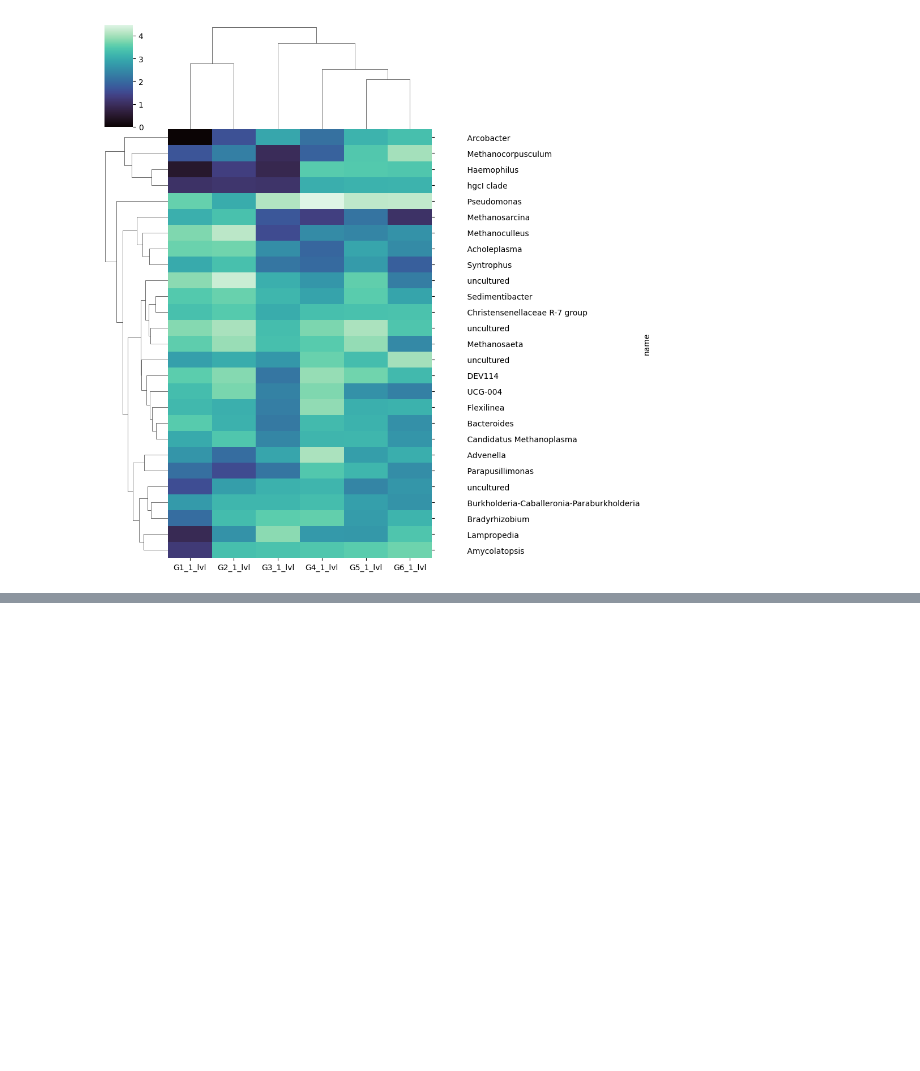
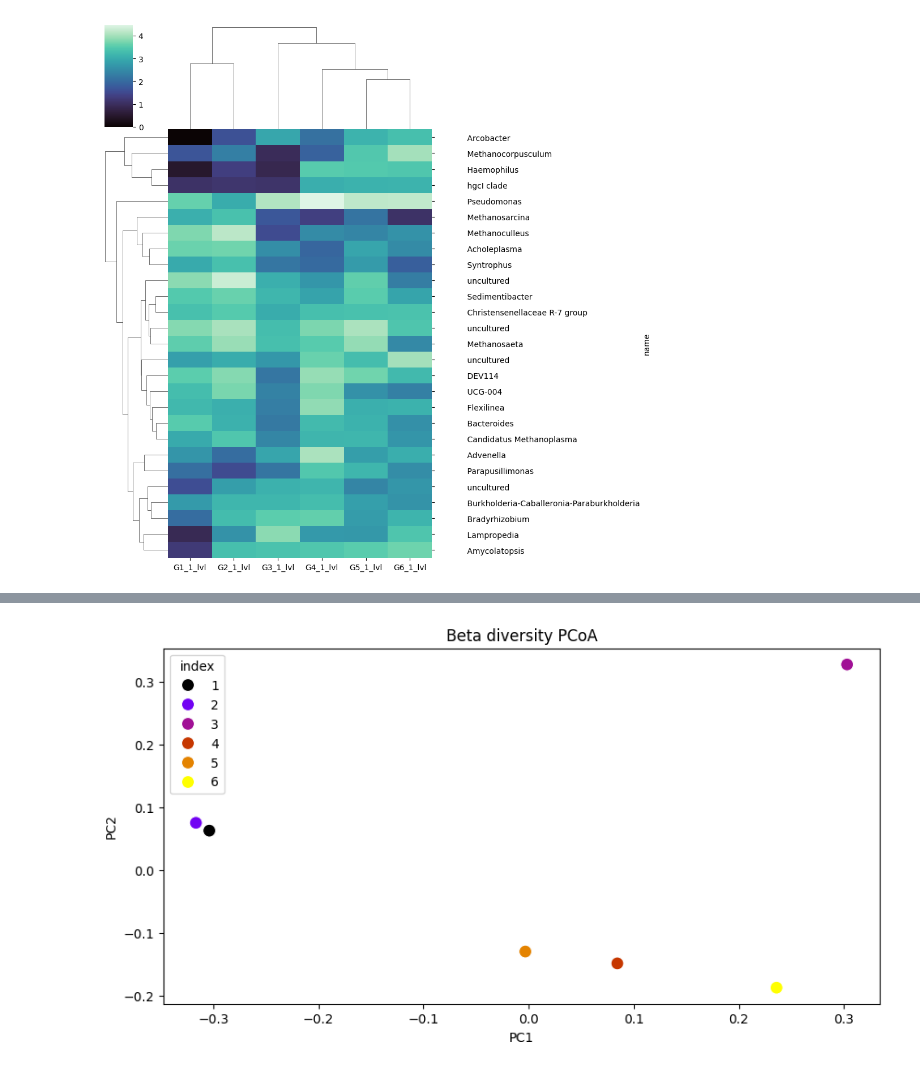
Before and after one commit to juanjo255/MAUS, a Jupyter notebook: utils/plot_bracken.ipynb, the cells around one changed output, grey strips where cells are left out. Saved outputs shown, nothing was run; the diff lists cells and outputs as text; code cells hidden in the pictures; blank space fills up the shorter version.

```diff
--- a/utils/plot_bracken.ipynb
+++ b/utils/plot_bracken.ipynb
@@ -177,0 +164,6 @@ cluster_plot = sns.clustermap(cluster, cmap="mako")
+# %%
+beta_matrix=pd.read_csv(filepath_or_buffer="/Volumes/PiconCossio/biocomp_tools/MAUS/utils/beta_diversity_V3-V4.txt", delimiter="\t", skiprows=6, index_col=0)
+matrix=beta_matrix.to_numpy()
+i_lower = np.tril_indices(matrix.shape[0], -1)  # Indices for the lower triangle
+matrix[i_lower] = matrix.T[i_lower]
+matrix
@@ -177,0 +179,7 @@ cluster_plot = sns.clustermap(cluster, cmap="mako")
+# %%
+pcoa_result = pcoa(matrix, number_of_dimensions=2)
+# %%
+coordinates = pcoa_result.samples
+coordinates.reset_index(inplace=True)
+coordinates["index"]=coordinates["index"].astype(int)+1
+coordinates
@@ -177,0 +194,7 @@ cluster_plot = sns.clustermap(cluster, cmap="mako")
+# %%
+fig = plt.figure(figsize=(10,5))
+sns.scatterplot(coordinates, x="PC1",y="PC2", hue="index", palette="gnuplot", s=100)
+plt.title("Beta diversity PCoA")
+#fig.savefig('Beta_diversity_PCoA.png', format='png', dpi=1200)
+# %% [output]
+[figure, added]
```
Also changed, not shown: parts of 8 cells of this notebook, 1 other file.
